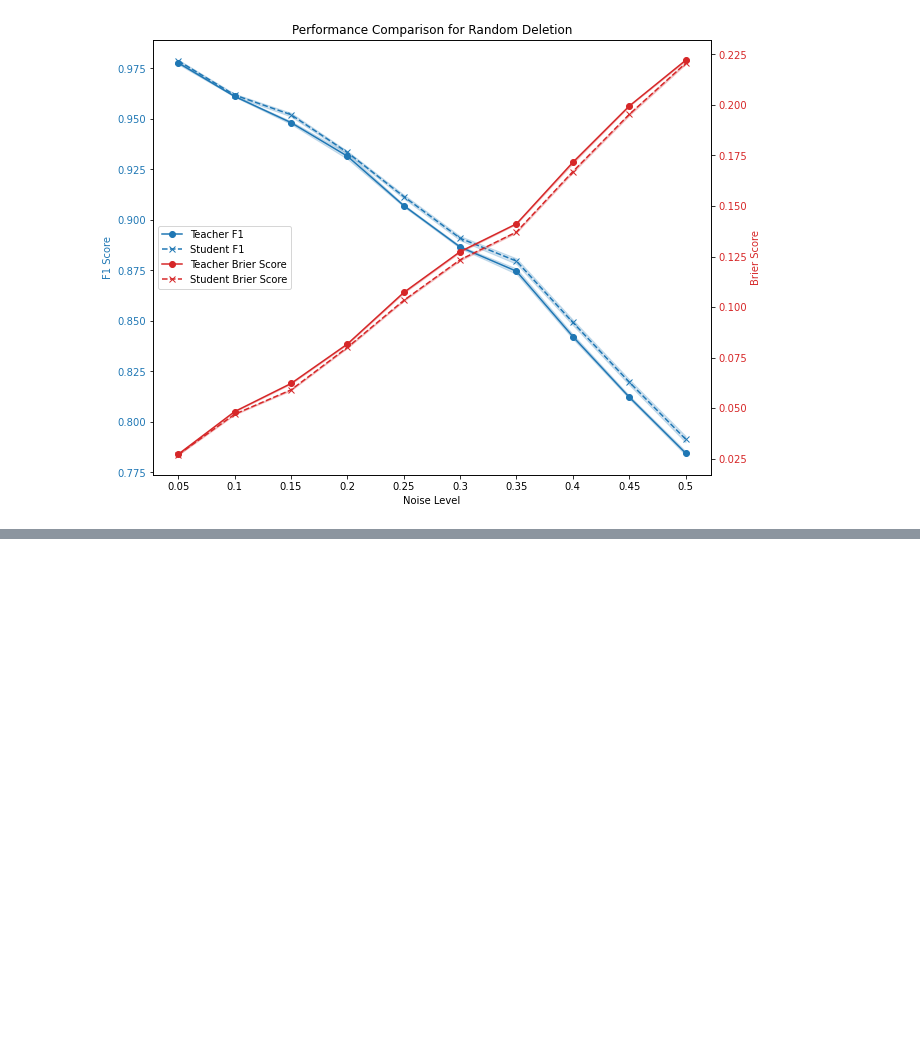
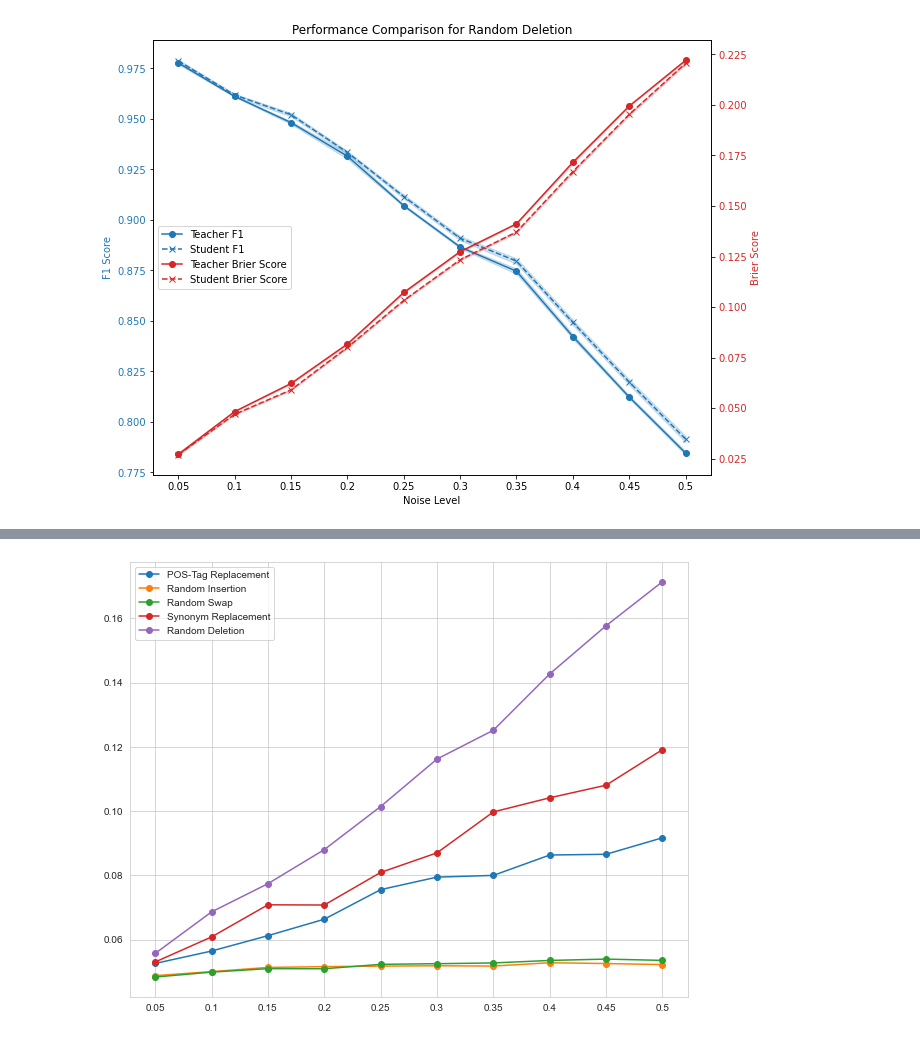
Before and after one commit to jsonnenburg/real-time-uncertainty-text-classification, a Jupyter notebook: analysis/robustness_study_results.ipynb, the cells around one changed output, grey strips where cells are left out. Cells and saved outputs as stored; diff of their text form; code cells hidden in the pictures; blank space fills up the shorter version.

```diff
--- a/analysis/robustness_study_results.ipynb
+++ b/analysis/robustness_study_results.ipynb
@@ -200,0 +267,12 @@ for noise_type in OrderedDict(sorted(results_bert_teacher.items(), key=lambda i:
+# %%
+# plot all in single plot
+fig, ax = plt.subplots(figsize=(10, 8))
+
+for noise_type in results_bert_teacher.keys():
+    levels = sorted(results_bert_teacher[noise_type].keys())
+    entropies = [np.mean([-p * np.log2(p) for p in level_probs]) for level_probs in [results_bert_teacher[noise_type][level]['y_prob'] for level in levels]]
+    ax.plot(levels, entropies, marker='o', label=map_noise_type(noise_type))
+    # legend
+    ax.legend()
+# %% [output]
+[figure, added]
```
Also changed, not shown: parts of 8 cells of this notebook, 2 other files.
